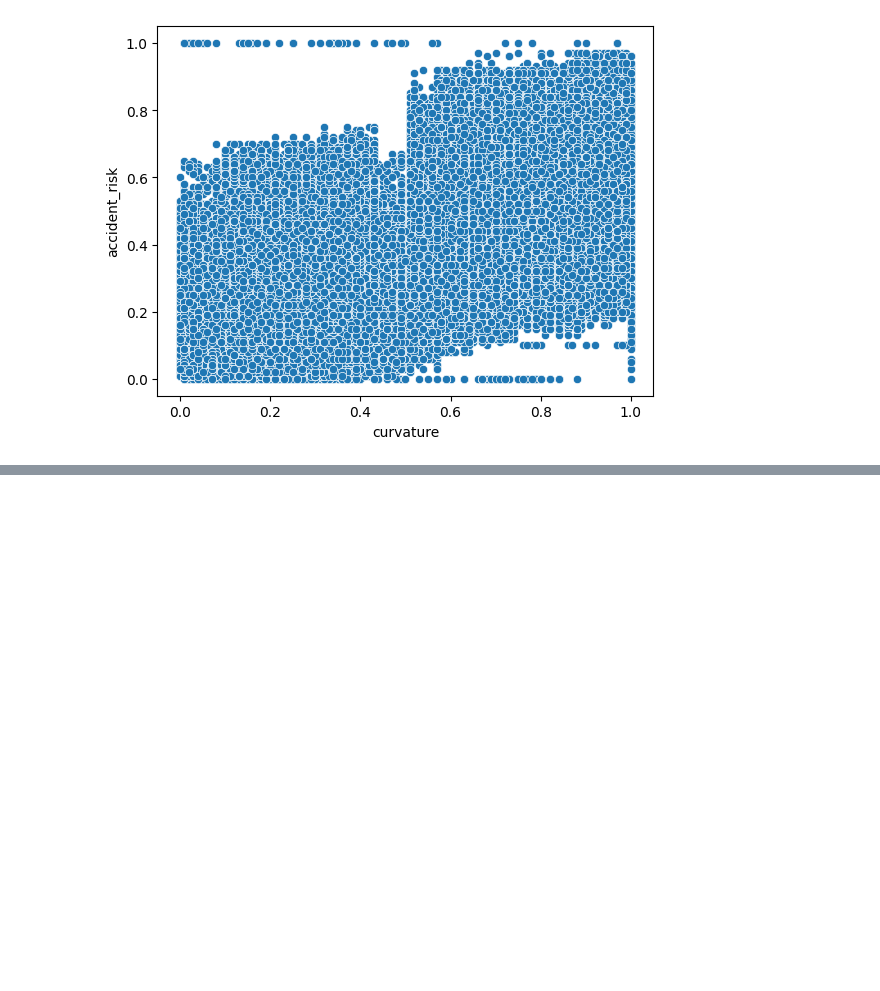
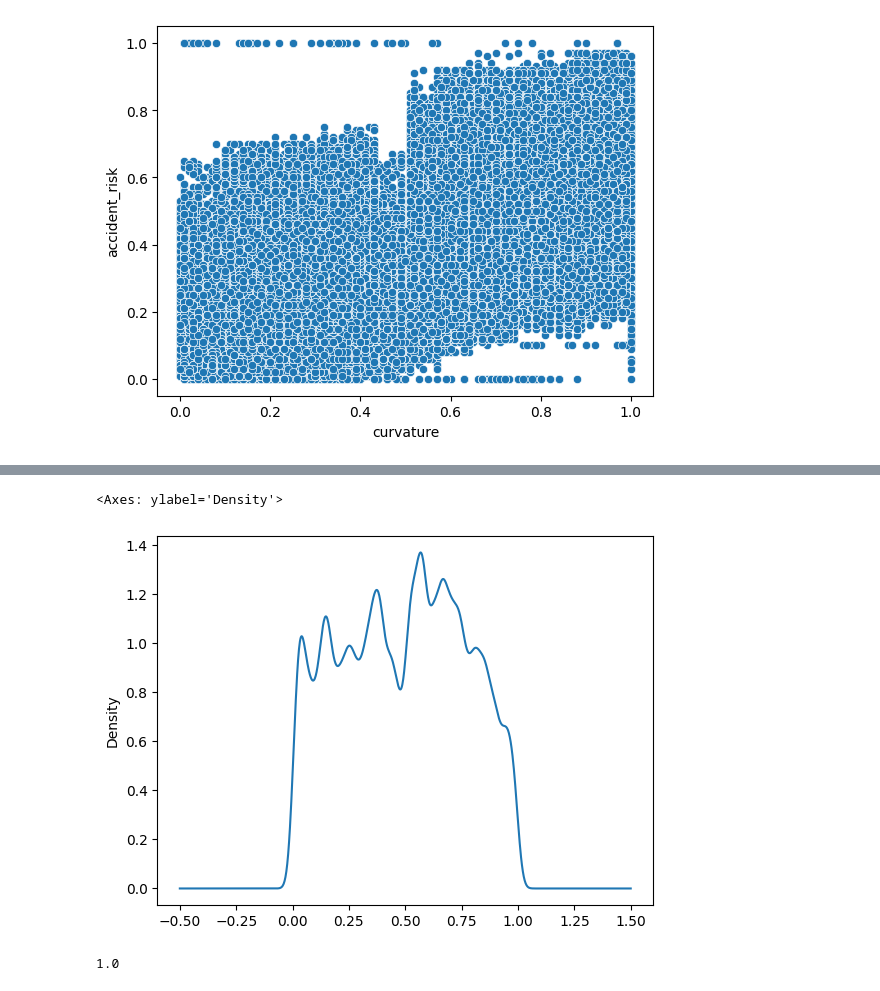
Before and after one commit to Zrahay/Kagg-Repo, a Jupyter notebook: Accidents/code2.ipynb, the cells around one changed output, grey strips where cells are left out. Cells and saved outputs as stored; diff of their text form; code cells hidden in the pictures; blank space fills up the shorter version.

```diff
--- a/Accidents/code2.ipynb
+++ b/Accidents/code2.ipynb
@@ -149,0 +245,9 @@ SyntaxError: cannot assign to function call here. Maybe you meant '==' instead o
+# %%
+df['curvature'].plot(kind = 'density')
+# %% [output]
+<Axes: ylabel='Density'>
+[figure, added]
+# %%
+df['curvature'].max()
+# %% [output]
+1.0
```
Also changed, not shown: parts of 12 cells of this notebook.
